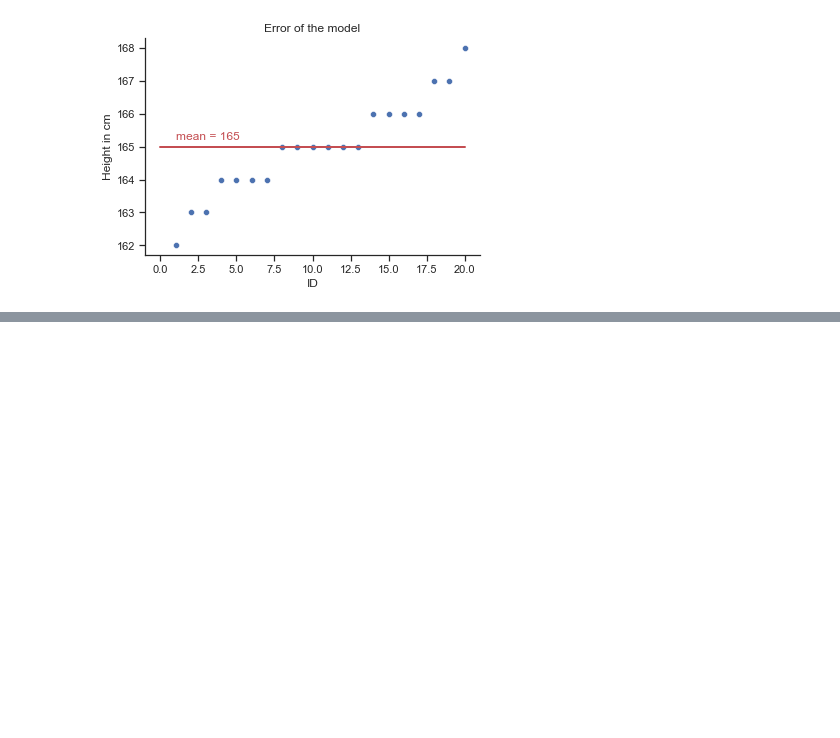
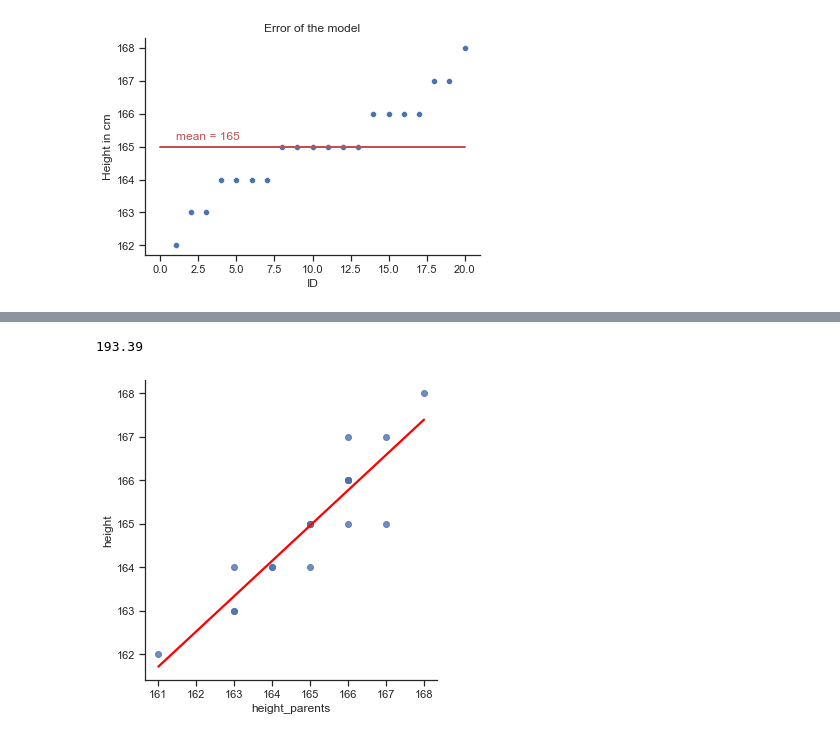
Before and after one commit to lenabinder1001/linear-regression, a Jupyter notebook: notebooks/linear-regression.ipynb, the cells around one changed output, grey strips where cells are left out. Saved outputs shown, nothing was run; the diff lists cells and outputs as text; code cells hidden in the pictures; blank space fills up the shorter version.

Commit message:
added model 2 (regression)

```diff
--- a/notebooks/linear-regression.ipynb
+++ b/notebooks/linear-regression.ipynb
@@ -191,0 +194,6 @@ Text(1, 165.2, 'mean = 165')
+# %%
+# fit linear model with statsmodels.formular.api
+lm = smf.ols(formula="height ~ height_parents", data=df).fit()
+
+# add the regression predictions (as "pred") to DataFrame
+df["pred"] = lm.predict()
@@ -191,0 +234,20 @@ Text(1, 165.2, 'mean = 165')
+# %%
+# example of how regression works
+
+# parameters
+b_0 = 30.9651
+b_1 = 0.8121
+
+# make a prediction for X = 200
+X = 200
+
+prediction = b_0 + b_1*(X)
+
+print(round(prediction, 2))
+# %% [output]
+193.39
+# %%
+# plot regression line
+sns.lmplot(x="height_parents", y ="height", data=df, line_kws={"color": "red"}, height=5, ci=None);
+# %% [output]
+[figure, added]
```
Also changed, not shown: parts of 3 cells of this notebook.
